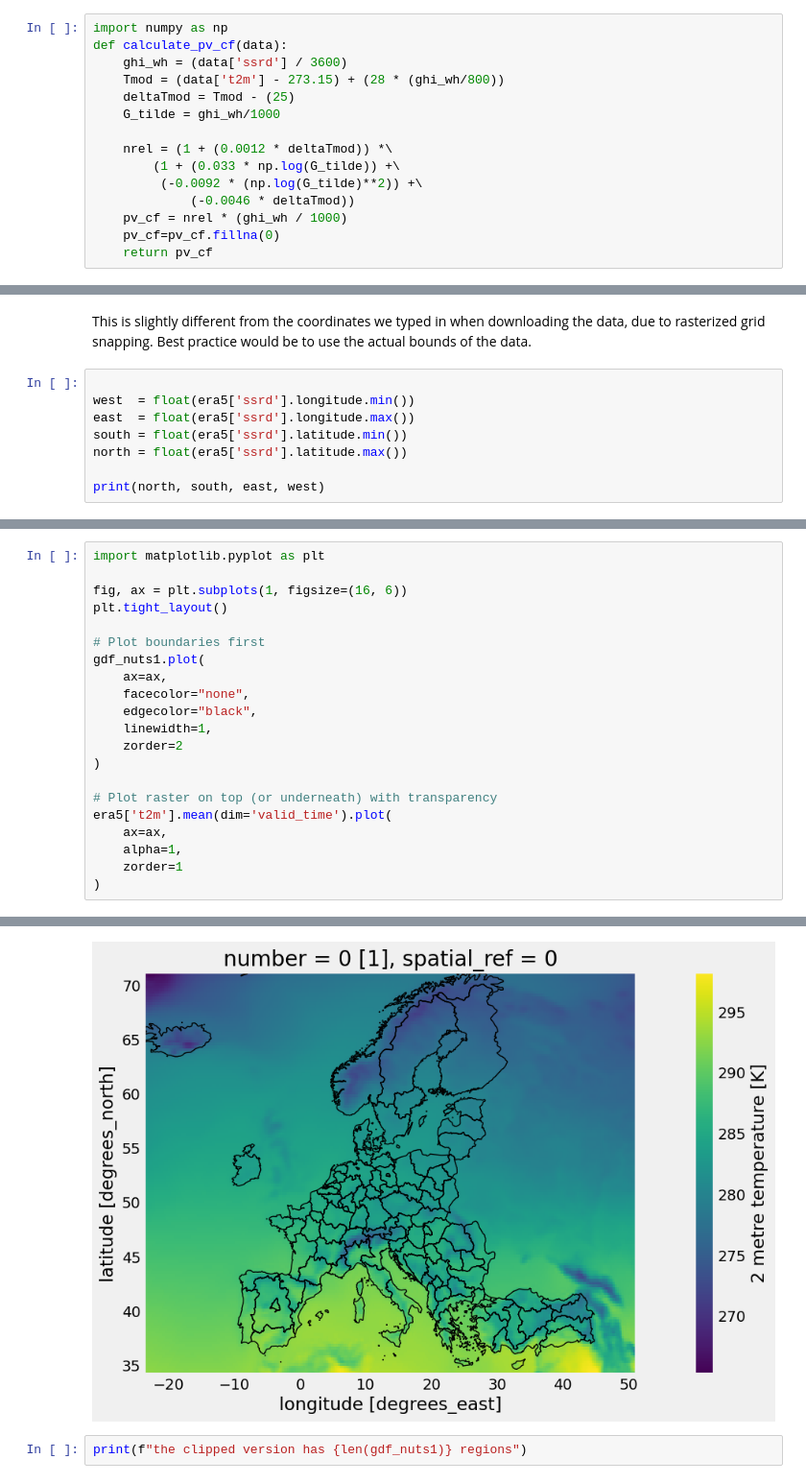
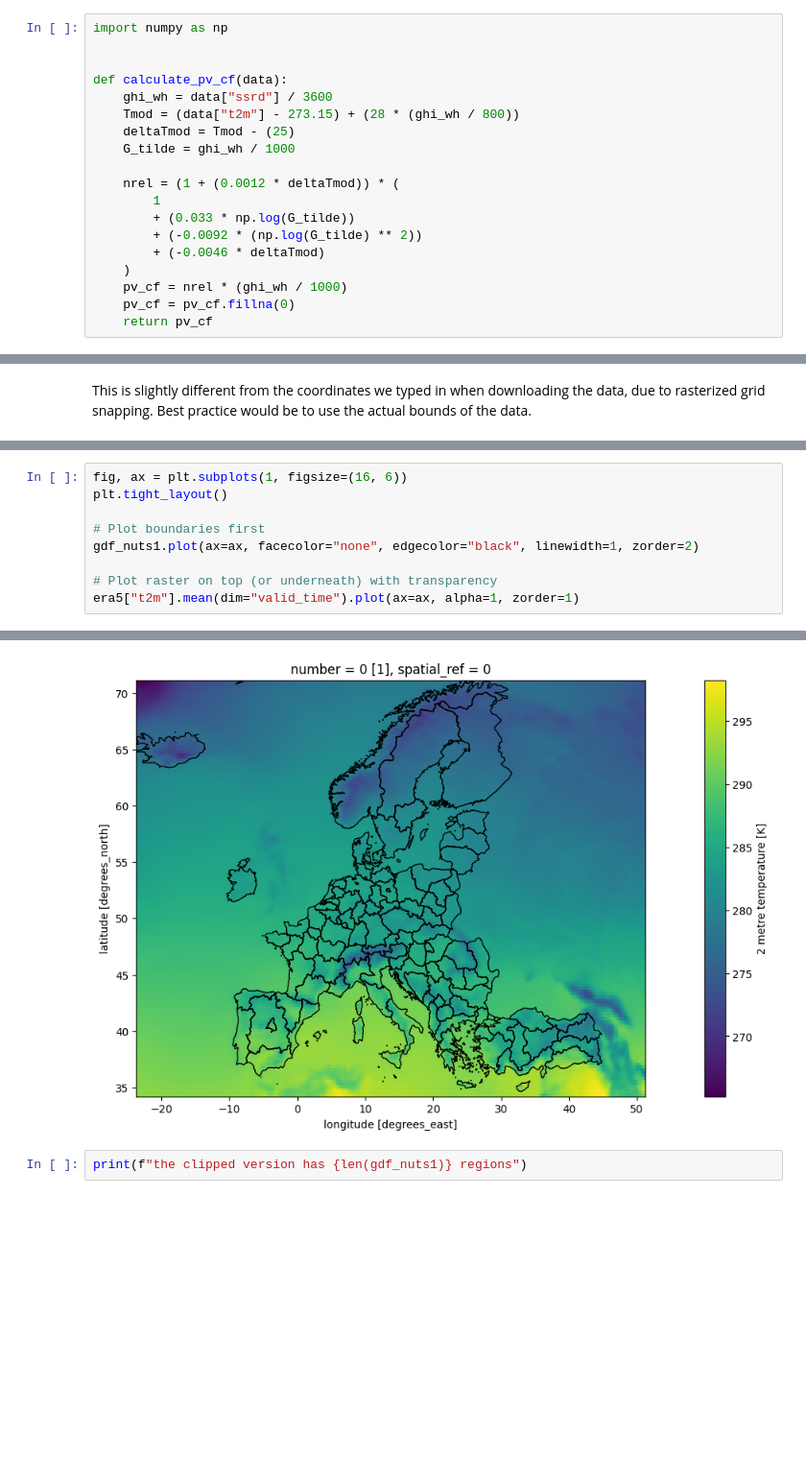
Before and after one commit to victorelgersma/dafs, a Jupyter notebook: final_assignment/AssignmentESMFinal.ipynb, the cells around one changed output, grey strips where cells are left out. Shown at 96% size. Cells and saved outputs as stored; diff of their text form; blank space fills up the shorter version.

```diff
--- a/final_assignment/AssignmentESMFinal.ipynb
+++ b/final_assignment/AssignmentESMFinal.ipynb
@@ -292,17 +344,21 @@ The weather data in the ERA5 dataset can be used to estimate the capacity factor
 The capacity factor of a PV panel can be estimated using the downwards surface solar radiation and the temperature. Using the data from the ERA5 dataset, we will add the variable 'cf_pv' to the era5 xarray array, which shows the capacity factor for each grid cell and for each 3-hour timestep. To do so, you need to use the following function, based on the supplementary material of [Brown, Farnham and Caldeira (2021)](https://doi.org/10.1007/s42452-021-04794-z):
 # %%
 import numpy as np
+
+
 def calculate_pv_cf(data):
-    ghi_wh = (data['ssrd'] / 3600)
-    Tmod = (data['t2m'] - 273.15) + (28 * (ghi_wh/800))
+    ghi_wh = data["ssrd"] / 3600
+    Tmod = (data["t2m"] - 273.15) + (28 * (ghi_wh / 800))
     deltaTmod = Tmod - (25)
-    G_tilde = ghi_wh/1000
+    G_tilde = ghi_wh / 1000
 
-    nrel = (1 + (0.0012 * deltaTmod)) *\
-        (1 + (0.033 * np.log(G_tilde)) +\
-         (-0.0092 * (np.log(G_tilde)**2)) +\
-             (-0.0046 * deltaTmod))
+    nrel = (1 + (0.0012 * deltaTmod)) * (
+        1
+        + (0.033 * np.log(G_tilde))
+        + (-0.0092 * (np.log(G_tilde) ** 2))
+        + (-0.0046 * deltaTmod)
+    )
     pv_cf = nrel * (ghi_wh / 1000)
-    pv_cf=pv_cf.fillna(0)
+    pv_cf = pv_cf.fillna(0)
     return pv_cf
 # %%
@@ -571,11 +624,3 @@ f"There are {len(gdf_nuts1)} NUTS 1 regions"
 So we need to clip the ERA5 data to match the NUTS data
 # %% [markdown]
 This is slightly different from the coordinates we typed in when downloading the data, due to rasterized grid snapping. Best practice would be to use the actual bounds of the data.
-# %%
-
-west  = float(era5['ssrd'].longitude.min())
-east  = float(era5['ssrd'].longitude.max())
-south = float(era5['ssrd'].latitude.min())
-north = float(era5['ssrd'].latitude.max())
-
-print(north, south, east, west)
@@ -590,29 +632,17 @@ area = box(west, south, east, north)
 
 gdf_nuts1 = gdf_nuts1.clip(area)
 # %%
-import matplotlib.pyplot as plt
-
 fig, ax = plt.subplots(1, figsize=(16, 6))
 plt.tight_layout()
 
 # Plot boundaries first
-gdf_nuts1.plot(
-    ax=ax,
-    facecolor="none",
-    edgecolor="black",
-    linewidth=1,
-    zorder=2
-)
+gdf_nuts1.plot(ax=ax, facecolor="none", edgecolor="black", linewidth=1, zorder=2)
 
 # Plot raster on top (or underneath) with transparency
-era5['t2m'].mean(dim='valid_time').plot(
-    ax=ax,
-    alpha=1,
-    zorder=1
-)
+era5["t2m"].mean(dim="valid_time").plot(ax=ax, alpha=1, zorder=1)
 # %% [output]
 <matplotlib.collections.QuadMesh at 0x...>
-[figure, old version]
+[figure, new version]
 # %%
 print(f"the clipped version has {len(gdf_nuts1)} regions")
 # %% [output]
```
Also changed, not shown: parts of 77 cells of this notebook, 3 other files.
